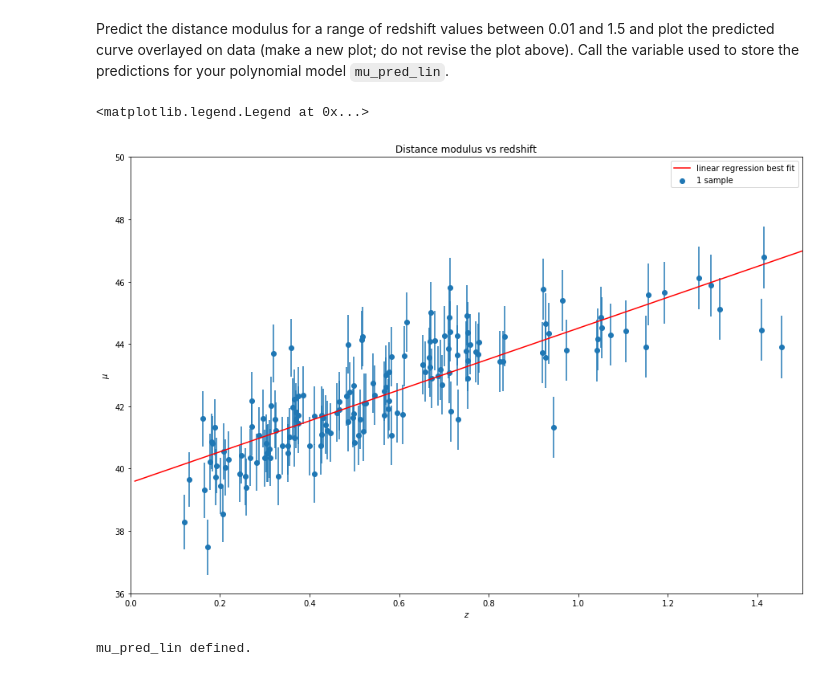
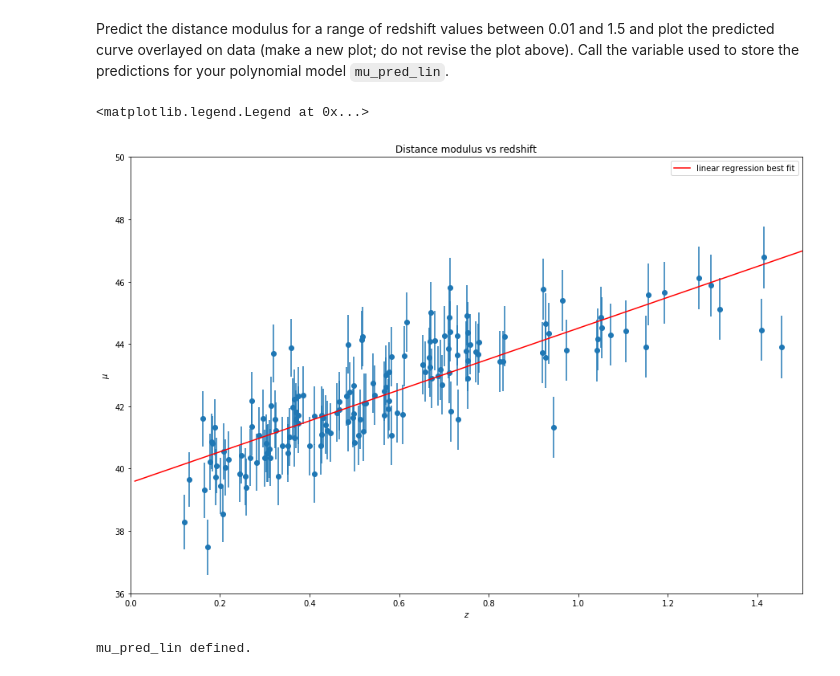
Before and after one commit to nishalad95/Machine_Learning_Big_Data, a Jupyter notebook: spce0038_coursework_NishaLad.ipynb, the cells around one changed output. Saved outputs shown, nothing was run; the diff lists cells and outputs as text; code cells hidden in the pictures.

```diff
--- a/spce0038_coursework_NishaLad.ipynb
+++ b/spce0038_coursework_NishaLad.ipynb
@@ -78,14 +78,13 @@ Plot the distance modulus ($\mu$) vs redhift ($z$), including error bars.
 def plot_dist_mod():
     # YOUR CODE HERE
     plt.figure(figsize=(15,10))
-    plt.scatter(z_sample, mu_sample, label='1 sample')
+    plt.scatter(z_sample, mu_sample)
     plt.errorbar(z_sample, mu_sample, yerr=dmu, linestyle="None")
     plt.xlabel('$z$')
     plt.ylabel('$\mu$')
     plt.title('Distance modulus vs redshift')
     plt.ylim(36, 50)
     plt.xlim(0, 1.5)
-    plt.legend()
 
 plot_dist_mod()
 # %% [output]
@@ -195,17 +194,17 @@ def predict_lin_reg(theta, x):
 # %% [markdown]
 Predict the distance modulus for a range of redshift values between 0.01 and 1.5 and plot the predicted curve overlayed on data (make a new plot; do not revise the plot above).  Call the variable used to store the predictions for your polynomial model `mu_pred_lin`.
 # %%
-# z = np.linspace(0.01, 1.5, 1000)
-z = np.linspace(0.01, 1.5, 150)
+z = np.linspace(0.01, 1.5, 1000)
+# z = np.linspace(0.01, 1.5, 150)
 plot_dist_mod()
 # YOUR CODE HERE
 theta = compute_theta_lin_reg(z_sample, mu_sample)
 mu_pred_lin = predict_lin_reg(theta, z)
 plt.plot(z, mu_pred_lin, "r-", label='linear regression best fit')
 plt.legend()
 # %% [output]
 <matplotlib.legend.Legend at 0x...>
-[figure, old version]
+[figure, new version]
 # %%
 check_var_defined('mu_pred_lin')
 assert mu_pred_lin.shape == (len(z),)
```
Also changed, not shown: parts of 34 cells of this notebook.
